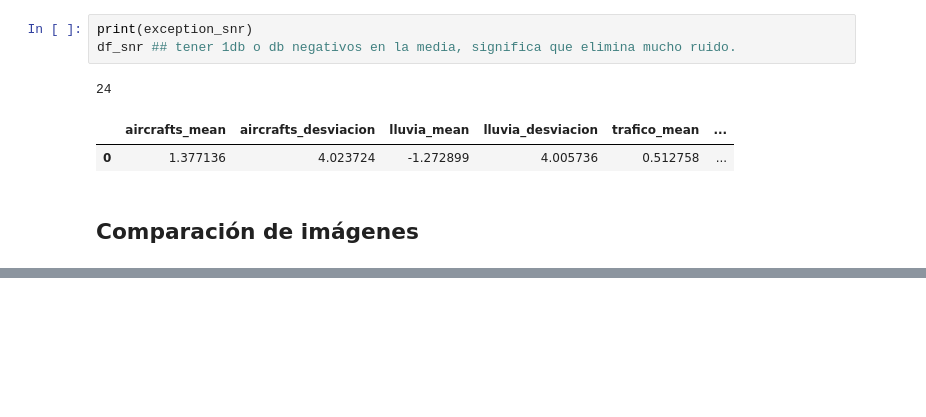
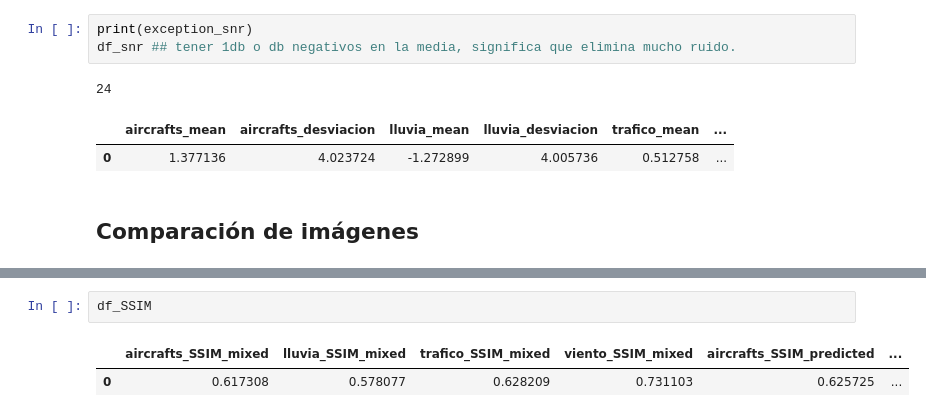
Before and after one commit to ufvceiec/Background-noise-evaluation, a Jupyter notebook: Code/Building_model_MEL/MEL_model_load_VAE.ipynb, the cells around one changed output, grey strips where cells are left out. Saved outputs shown, nothing was run; the diff lists cells and outputs as text; blank space fills up the shorter version.

```diff
--- a/Code/Building_model_MEL/MEL_model_load_VAE.ipynb
+++ b/Code/Building_model_MEL/MEL_model_load_VAE.ipynb
@@ -437,0 +461,5 @@ df_SSIM.insert(7,"viento_SSIM_predicted",[mean(dict_aux["viento"])])
+# %%
+df_SSIM
+# %% [output]
+|  | aircrafts_SSIM_mixed | lluvia_SSIM_mixed | trafico_SSIM_mixed | viento_SSIM_mixed | aircrafts_SSIM_predicted | ... |
+| 0 | 0.617308 | 0.578077 | 0.628209 | 0.731103 | 0.625725 | ... |
```
Also changed, not shown: parts of 7 cells of this notebook, 1 other file.
